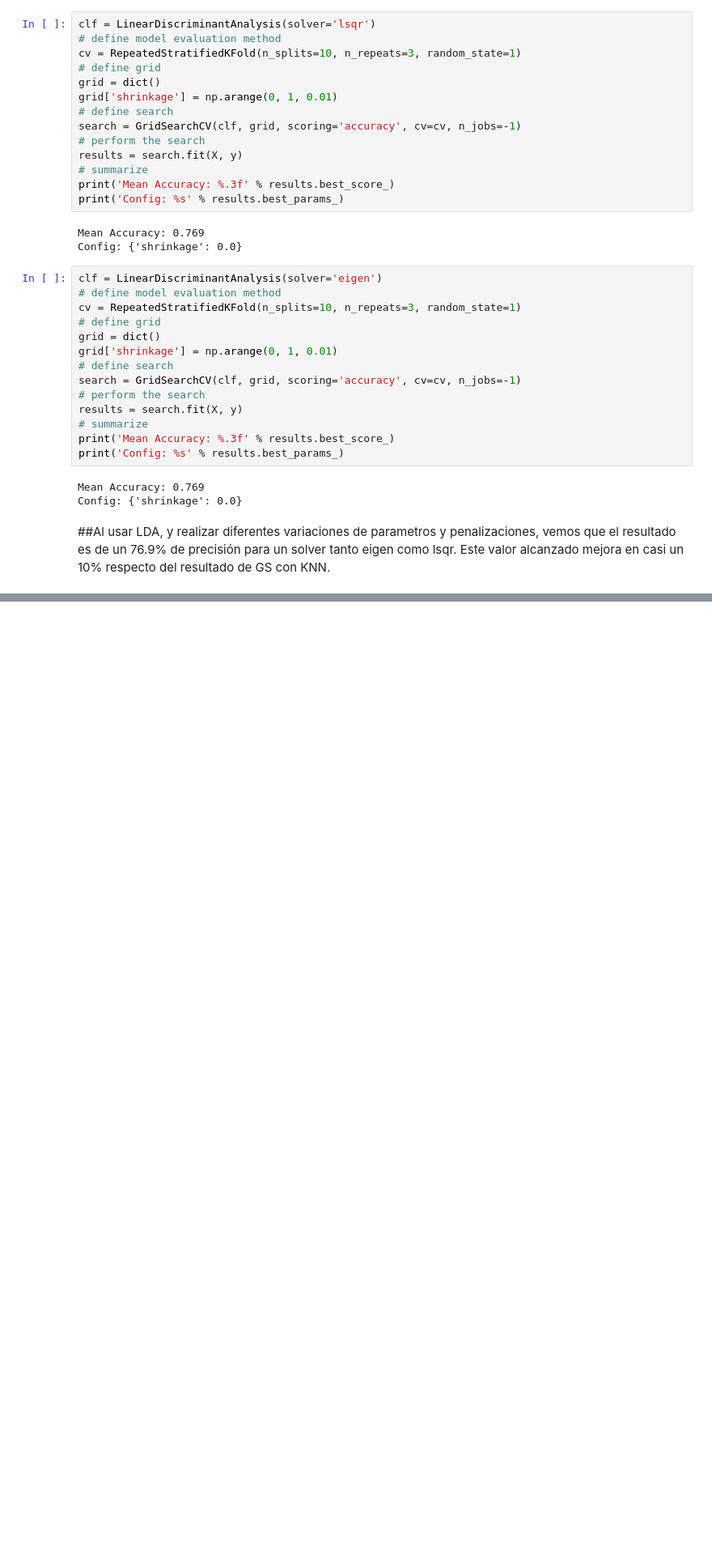
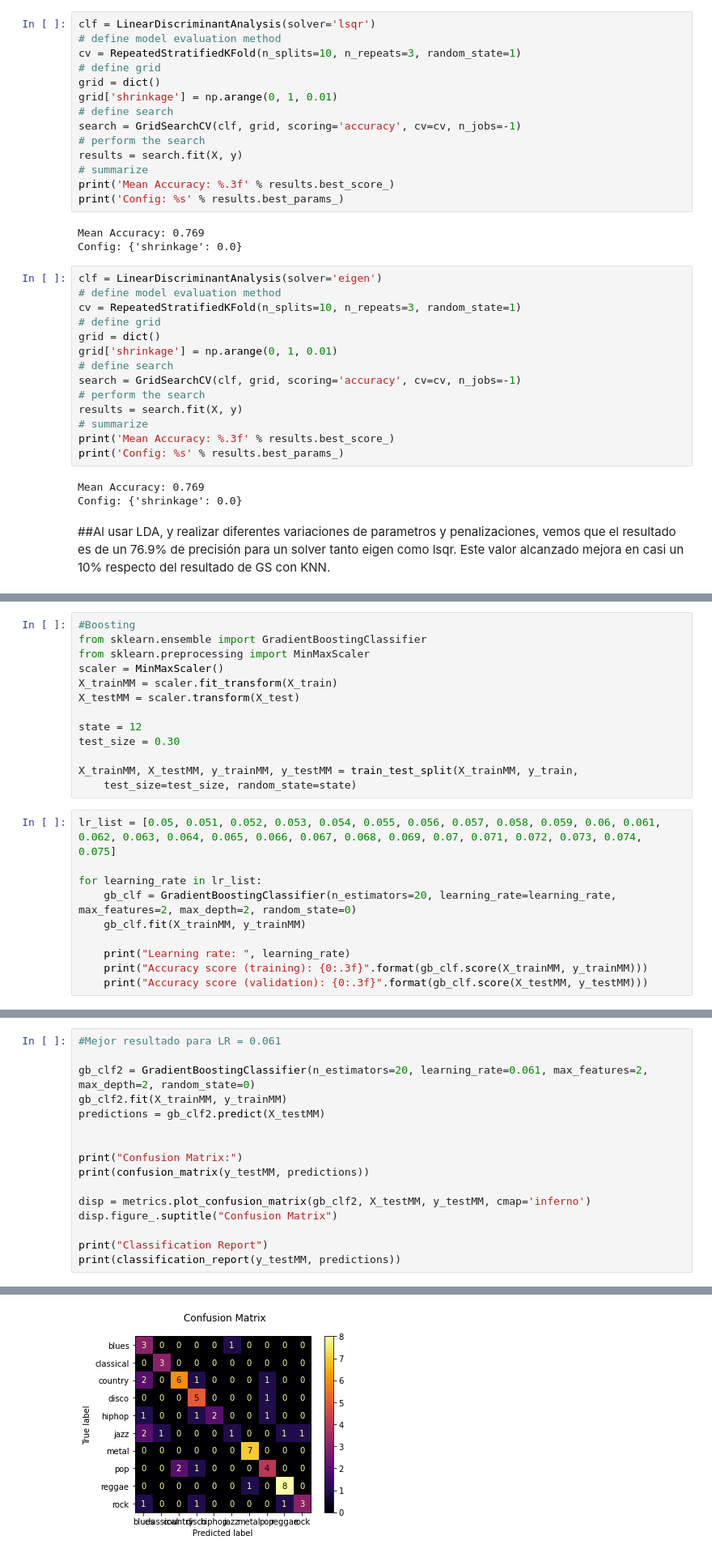
Before and after one commit to agustinLapi/MachineLearning, a Jupyter notebook: 3_MidtermProjects/ProjectGTZ/main.ipynb, the cells around one changed output, grey strips where cells are left out. Shown at 81% size. Cells and saved outputs as stored; diff of their text form; blank space fills up the shorter version.

```diff
--- a/3_MidtermProjects/ProjectGTZ/main.ipynb
+++ b/3_MidtermProjects/ProjectGTZ/main.ipynb
@@ -639,0 +746,23 @@ Config: {'shrinkage': 0.0}
+# %%
+#Boosting
+from sklearn.ensemble import GradientBoostingClassifier
+from sklearn.preprocessing import MinMaxScaler
+scaler = MinMaxScaler()
+X_trainMM = scaler.fit_transform(X_train)
+X_testMM = scaler.transform(X_test)
+
+state = 12
+test_size = 0.30
+
+X_trainMM, X_testMM, y_trainMM, y_testMM = train_test_split(X_trainMM, y_train,
+    test_size=test_size, random_state=state)
+# %%
+lr_list = [0.05, 0.051, 0.052, 0.053, 0.054, 0.055, 0.056, 0.057, 0.058, 0.059, 0.06, 0.061, 0.062, 0.063, 0.064, 0.065, 0.066, 0.067, 0.068, 0.069, 0.07, 0.071, 0.072, 0.073, 0.074,  0.075]
+
+for learning_rate in lr_list:
+    gb_clf = GradientBoostingClassifier(n_estimators=20, learning_rate=learning_rate, max_features=2, max_depth=2, random_state=0)
+    gb_clf.fit(X_trainMM, y_trainMM)
+
+    print("Learning rate: ", learning_rate)
+    print("Accuracy score (training): {0:.3f}".format(gb_clf.score(X_trainMM, y_trainMM)))
+    print("Accuracy score (validation): {0:.3f}".format(gb_clf.score(X_testMM, y_testMM)))
@@ -639,0 +787,17 @@ Config: {'shrinkage': 0.0}
+# %%
+#Mejor resultado para LR = 0.061
+
+gb_clf2 = GradientBoostingClassifier(n_estimators=20, learning_rate=0.061, max_features=2, max_depth=2, random_state=0)
+gb_clf2.fit(X_trainMM, y_trainMM)
+predictions = gb_clf2.predict(X_testMM)
+
+
+print("Confusion Matrix:")
+print(confusion_matrix(y_testMM, predictions))
+
+disp = metrics.plot_confusion_matrix(gb_clf2, X_testMM, y_testMM, cmap='inferno')
+disp.figure_.suptitle("Confusion Matrix")
+
+print("Classification Report")
+print(classification_report(y_testMM, predictions))
+# %% [output]
@@ -639,0 +821 @@ Config: {'shrinkage': 0.0}
+[figure, added]
```
Also changed, not shown: parts of 15 cells of this notebook.
